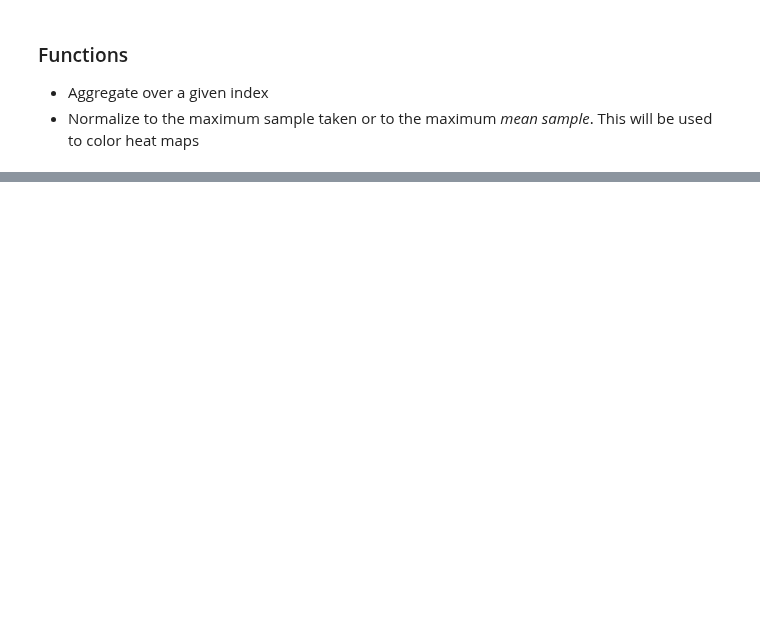
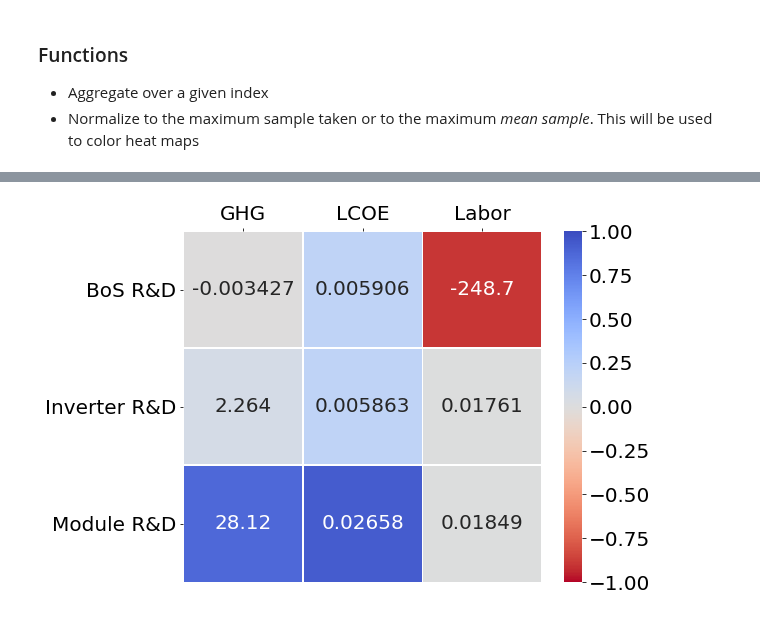
Before and after one commit to NREL/tyche, a Jupyter notebook: src/eutychia/ui_design.ipynb, the cells around one changed output, grey strips where cells are left out. Cells and saved outputs as stored; diff of their text form; code cells hidden in the pictures; blank space fills up the shorter version.

```diff
--- a/src/eutychia/ui_design.ipynb
+++ b/src/eutychia/ui_design.ipynb
@@ -333,0 +141,32 @@ optimum.metrics
+# %%
+ser_norm = normalize_to_max_sample(evaluation)
+ser_norm = ser_norm.unstack(level = 'Index')
+
+ser_mean = aggregate_over(evaluation, ['Sample'])
+ser_mean = ser_mean.unstack(level = 'Index')
+
+(fig,ax) = pl.subplots(1,1,figsize=(9,6))
+ax = sb.heatmap(
+    ser_norm,
+    linewidths=0.5,
+    vmax=1.0,
+    vmin=-1.0,
+    annot=ser_mean,
+    fmt=".4g",
+    cmap="coolwarm_r",
+    ax=ax,
+)
+
+# ax.set(
+#     xlabel="", ylabel="", yticks=[], yticklabels=[], xticks=[], xticklabels=[],
+# )
+
+ax.xaxis.set_ticks_position('top')
+pl.yticks(rotation=0)
+pl.ylabel('')
+pl.xlabel('')
+
+fig.set_tight_layout(True)
+pl.savefig("assets/heatmap_annotated.png")
+# %% [output]
+[figure, added]
```
Also changed, not shown: parts of 84 cells of this notebook, 1 other file.
